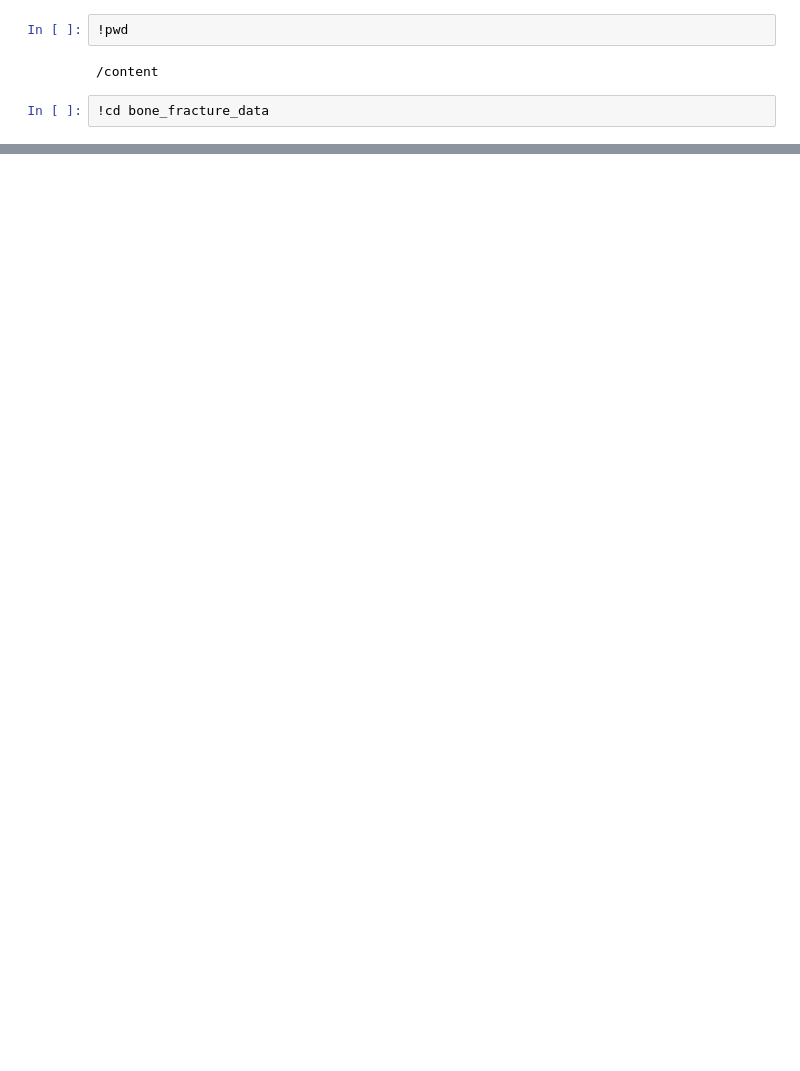
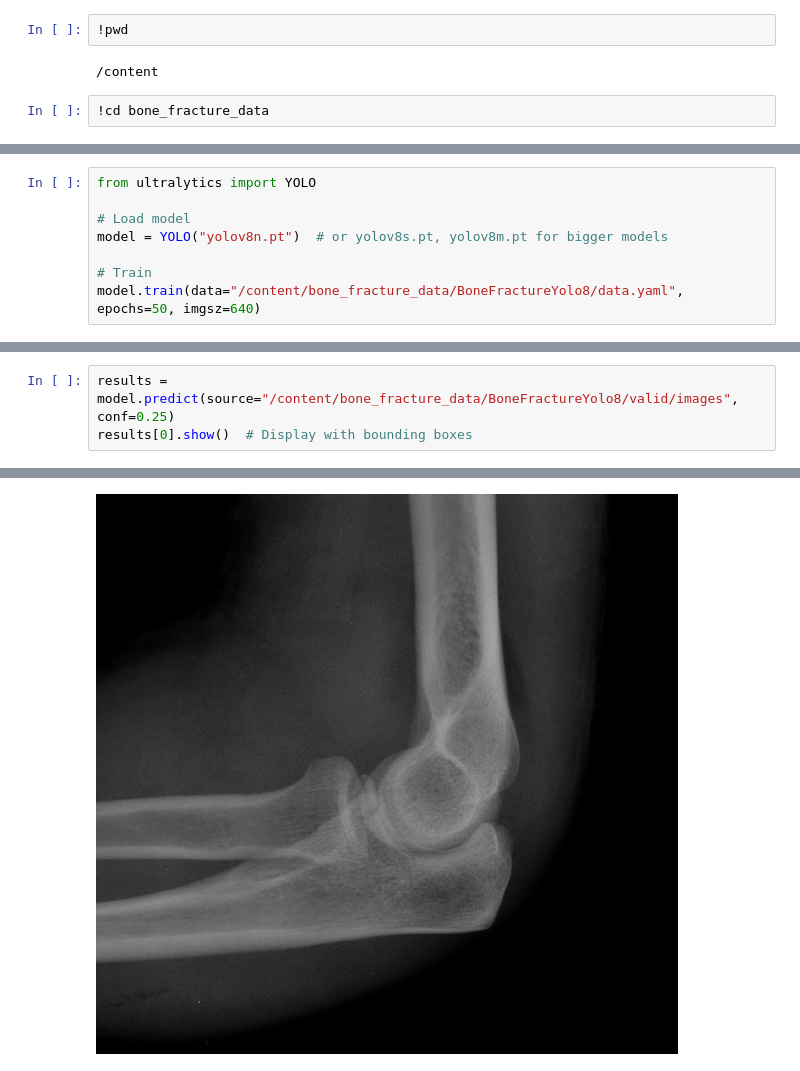
Before and after one commit to aristocrat71/Bone.ai, a Jupyter notebook: models/Locator.ipynb, the cells around one changed output, grey strips where cells are left out. Drawn from its saved outputs; the diff is of its cells as text; blank space fills up the shorter version.

Commit message:
Basic model developed

```diff
--- a/models/Locator.ipynb
+++ b/models/Locator.ipynb
@@ -49,0 +86,8 @@ bone_fracture_data  bone-fracture-detection-computer-vision-project.zip  drive
+# %%
+from ultralytics import YOLO
+
+# Load model
+model = YOLO("yolov8n.pt")  # or yolov8s.pt, yolov8m.pt for bigger models
+
+# Train
+model.train(data="/content/bone_fracture_data/BoneFractureYolo8/data.yaml", epochs=50, imgsz=640)
@@ -49,0 +173,4 @@ bone_fracture_data  bone-fracture-detection-computer-vision-project.zip  drive
+# %%
+results = model.predict(source="/content/bone_fracture_data/BoneFractureYolo8/valid/images", conf=0.25)
+results[0].show()  # Display with bounding boxes
+# %% [output]
@@ -49,0 +194 @@ bone_fracture_data  bone-fracture-detection-computer-vision-project.zip  drive
+[figure, added]
```
Also changed, not shown: parts of 10 cells of this notebook.
